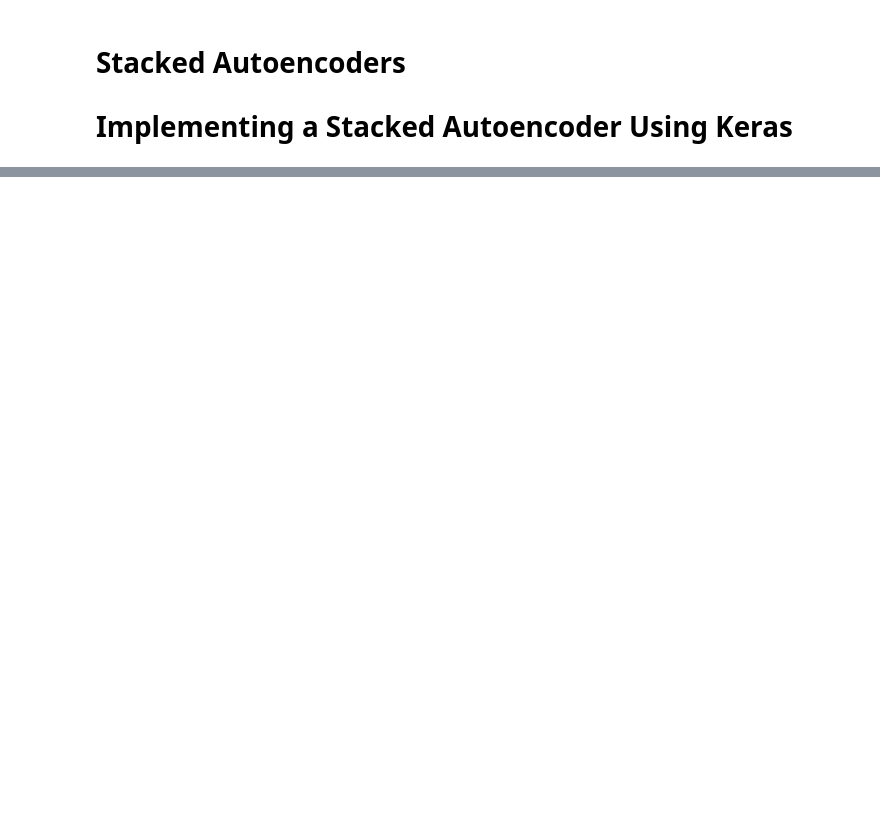
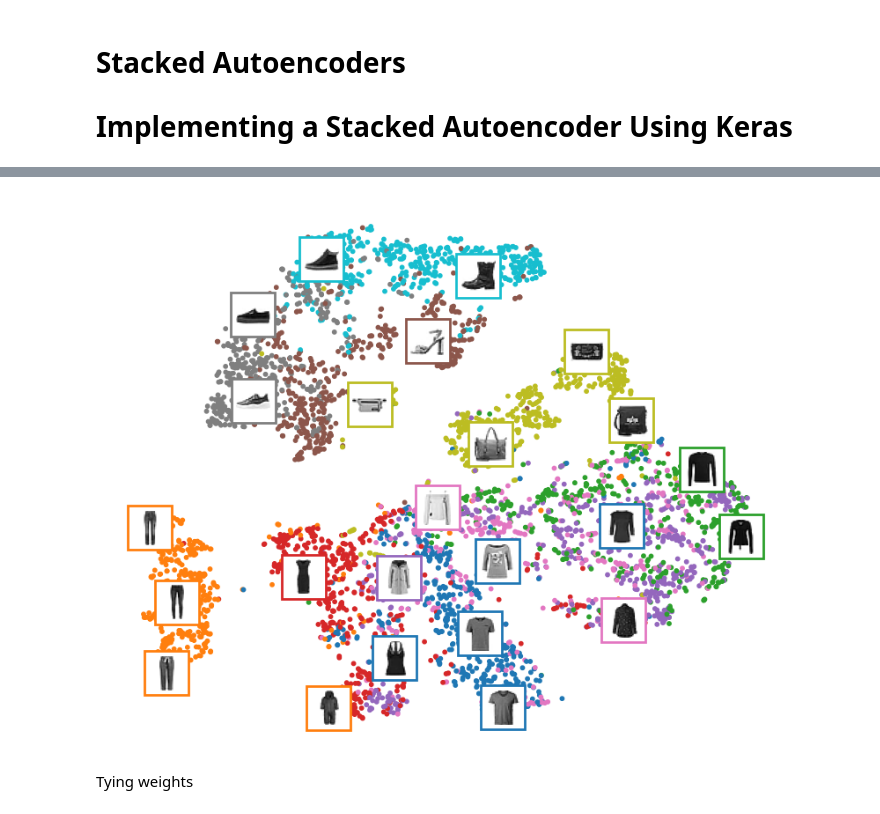
Before and after one commit to databyhuseyn/DeepLearning, a Jupyter notebook: autoencoders_gans_and_diffusion_models.ipynb, the cells around one changed output, grey strips where cells are left out. Saved outputs shown, nothing was run; the diff lists cells and outputs as text; code cells hidden in the pictures; blank space fills up the shorter version.

```diff
--- a/autoencoders_gans_and_diffusion_models.ipynb
+++ b/autoencoders_gans_and_diffusion_models.ipynb
@@ -63,0 +136,26 @@ Downloading data from https://storage.googleapis.com/tensorflow/tf-keras-dataset
+# %%
+# extra code – beautifies the previous diagram for the book
+
+import matplotlib as mpl
+
+plt.figure(figsize=(10, 8))
+cmap = plt.cm.tab10
+Z = X_valid_2D
+Z = (Z - Z.min()) / (Z.max() - Z.min())  # normalize to the 0-1 range
+plt.scatter(Z[:, 0], Z[:, 1], c=y_valid, s=10, cmap=cmap)
+image_positions = np.array([[1., 1.]])
+for index, position in enumerate(Z):
+    dist = ((position - image_positions) ** 2).sum(axis=1)
+    if dist.min() > 0.02: # if far enough from other images
+        image_positions = np.r_[image_positions, [position]]
+        imagebox = mpl.offsetbox.AnnotationBbox(
+            mpl.offsetbox.OffsetImage(X_valid[index], cmap="binary"),
+            position, bboxprops={"edgecolor": cmap(y_valid[index]), "lw": 2})
+        plt.gca().add_artist(imagebox)
+
+plt.axis("off")
+plt.show()
+# %% [output]
+[figure, added]
+# %% [markdown]
+Tying weights
```
Also changed, not shown: parts of 21 cells of this notebook.
